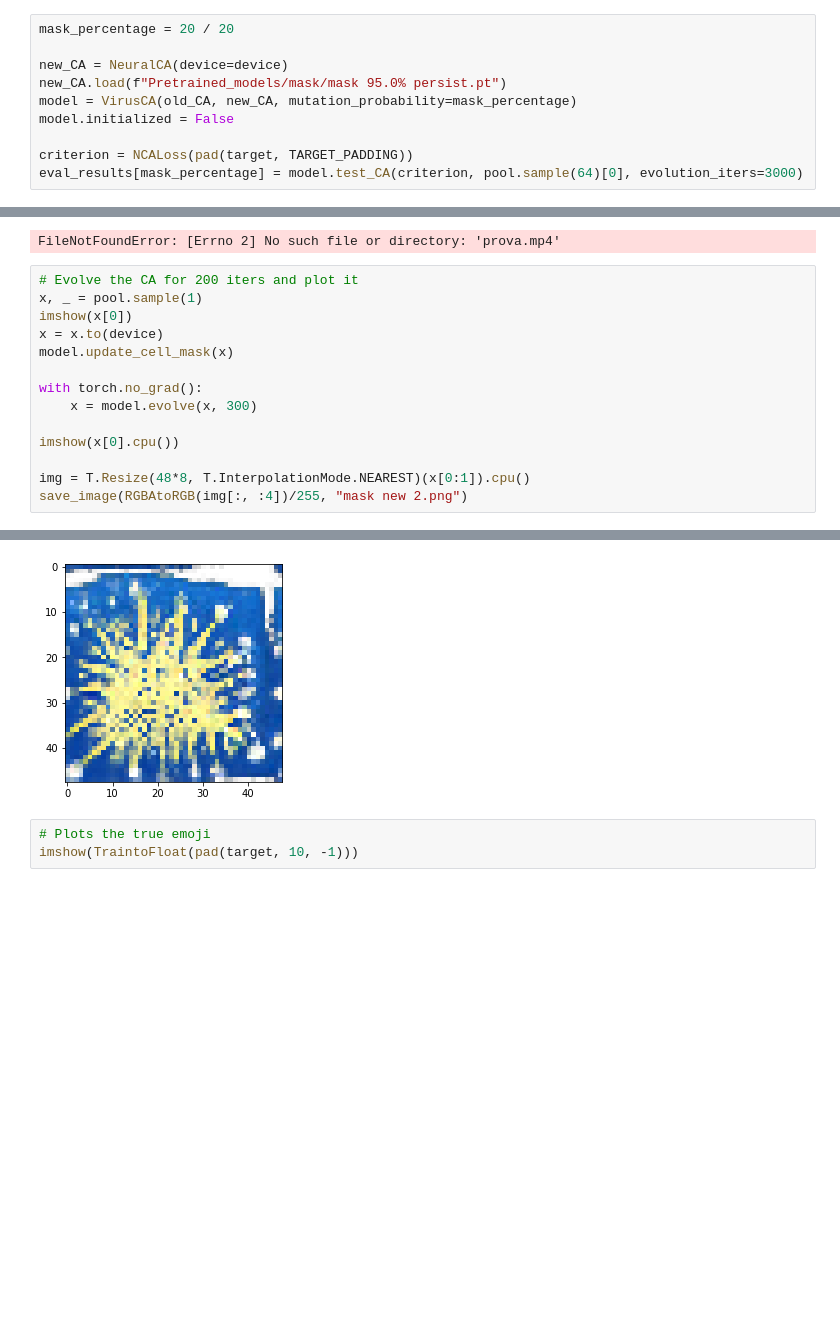
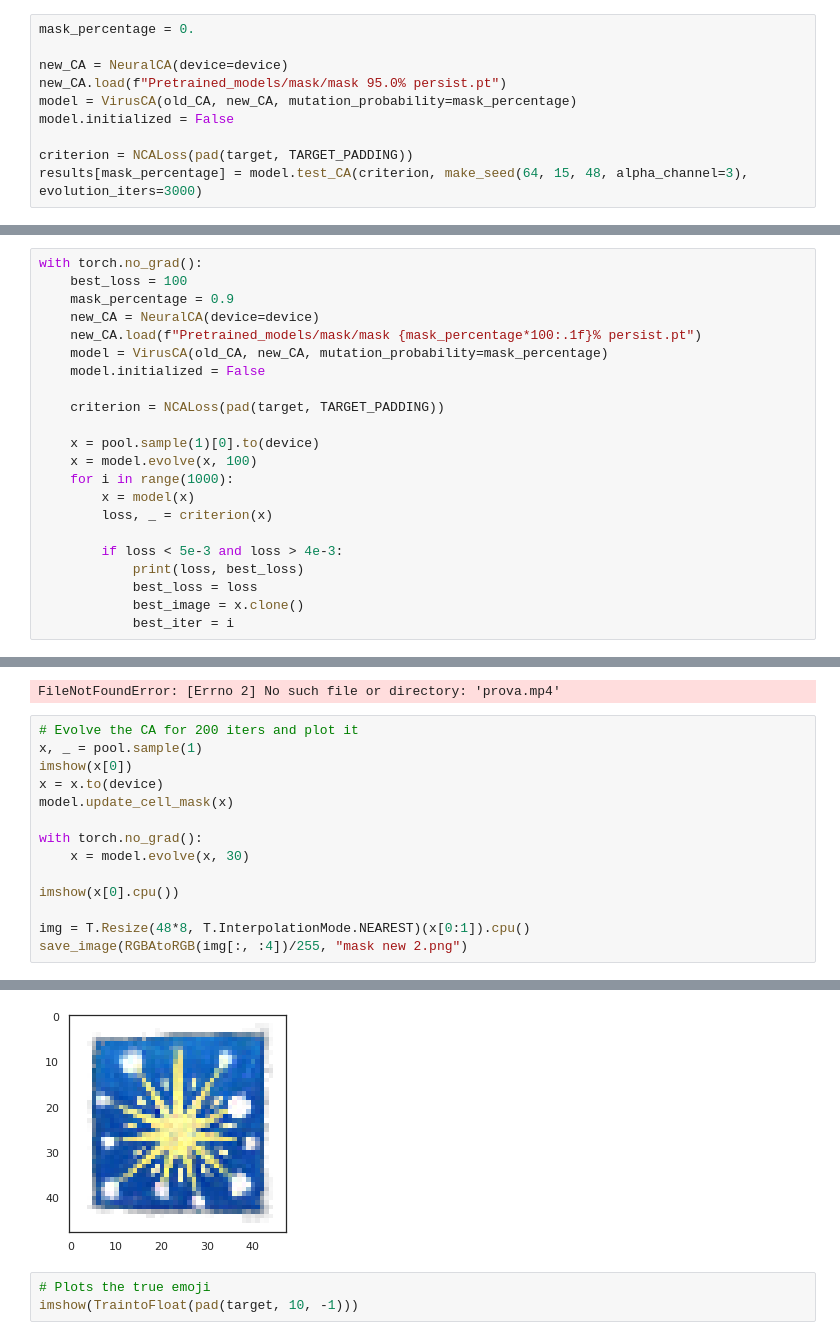
Before and after one commit to LetteraUnica/neural_cellular_automata, a Jupyter notebook: pytorch_ca/virus_CA.ipynb, the cells around one changed output, grey strips where cells are left out. Saved outputs shown, nothing was run; the diff lists cells and outputs as text; blank space fills up the shorter version.

Commit message:
Fixed NCAloss function

```diff
--- a/pytorch_ca/virus_CA.ipynb
+++ b/pytorch_ca/virus_CA.ipynb
@@ -129,5 +121,5 @@ Syncing run lemon-paper-107 to Weights & Biases (docs).
 # %%
-mask_percentage = 20 / 20
+mask_percentage = 0.
 
 new_CA = NeuralCA(device=device)
 new_CA.load(f"Pretrained_models/mask/mask 95.0% persist.pt")
@@ -135,7 +127,7 @@ model = VirusCA(old_CA, new_CA, mutation_probability=mask_percentage)
 model.initialized = False
 
 criterion = NCALoss(pad(target, TARGET_PADDING))
-eval_results[mask_percentage] = model.test_CA(criterion, pool.sample(64)[0], evolution_iters=3000)
+results[mask_percentage] = model.test_CA(criterion, make_seed(64, 15, 48, alpha_channel=3), evolution_iters=3000)
 # %% [output]
 Successfully loaded model!
 # %%
@@ -147,0 +159,22 @@ for k, v in eval_results.items():
+# %%
+with torch.no_grad():
+    best_loss = 100
+    mask_percentage = 0.9
+    new_CA = NeuralCA(device=device)
+    new_CA.load(f"Pretrained_models/mask/mask {mask_percentage*100:.1f}% persist.pt")
+    model = VirusCA(old_CA, new_CA, mutation_probability=mask_percentage)
+    model.initialized = False
+
+    criterion = NCALoss(pad(target, TARGET_PADDING))
+
+    x = pool.sample(1)[0].to(device)
+    x = model.evolve(x, 100)
+    for i in range(1000):
+        x = model(x)
+        loss, _ = criterion(x)
+
+        if loss < 5e-3 and loss > 4e-3:
+            print(loss, best_loss)
+            best_loss = loss
+            best_image = x.clone()
+            best_iter = i
@@ -240,7 +291,7 @@ x = x.to(device)
 model.update_cell_mask(x)
 
 with torch.no_grad():
-    x = model.evolve(x, 300)
+    x = model.evolve(x, 30)
 
 imshow(x[0].cpu())
 
@@ -252,5 +303,5 @@ Clipping input data to the valid range for imshow with RGB data ([0..1] for floa
 Clipping input data to the valid range for imshow with RGB data ([0..1] for floats or [0..255] for integers).
-[figure, old version]
+[figure, new version]
 # %%
 # Plots the true emoji
 imshow(TraintoFloat(pad(target, 10, -1)))
```
Also changed, not shown: parts of 8 cells of this notebook, 3 other files.
